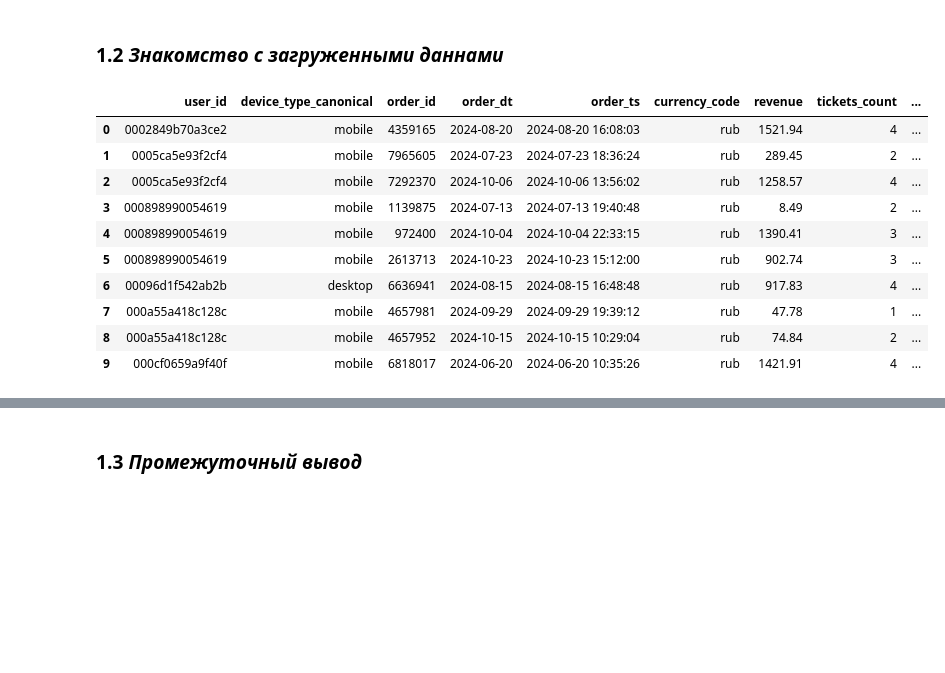
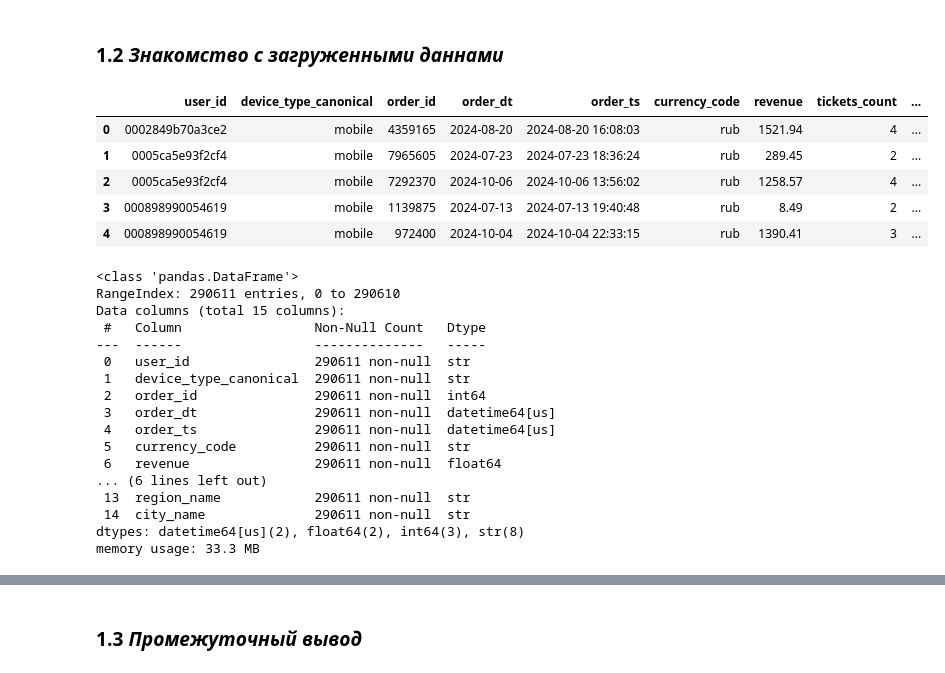
Before and after one commit to MEYakunin/Sprint9_Yandex_Afisha, a Jupyter notebook: Project.ipynb, the cells around one changed output, grey strips where cells are left out. Drawn from its saved outputs; the diff is of its cells as text; code cells hidden in the pictures; blank space fills up the shorter version.

```diff
--- a/Project.ipynb
+++ b/Project.ipynb
@@ -89,16 +92,31 @@ df = pd.read_sql_query(query, con=engine)
 # %% [markdown]
 ### 1.2 *Знакомство с загруженными даннами*
 # %%
-df.head(10)
+df.head(5)
 # %% [output]
 |  | user_id | device_type_canonical | order_id | order_dt | order_ts | currency_code | revenue | tickets_count | ... |
 | 0 | 0002849b70a3ce2 | mobile | 4359165 | 2024-08-20 | 2024-08-20 16:08:03 | rub | 1521.94 | 4 | ... |
 | 1 | 0005ca5e93f2cf4 | mobile | 7965605 | 2024-07-23 | 2024-07-23 18:36:24 | rub | 289.45 | 2 | ... |
 | 2 | 0005ca5e93f2cf4 | mobile | 7292370 | 2024-10-06 | 2024-10-06 13:56:02 | rub | 1258.57 | 4 | ... |
 | 3 | 000898990054619 | mobile | 1139875 | 2024-07-13 | 2024-07-13 19:40:48 | rub | 8.49 | 2 | ... |
 | 4 | 000898990054619 | mobile | 972400 | 2024-10-04 | 2024-10-04 22:33:15 | rub | 1390.41 | 3 | ... |
-| 5 | 000898990054619 | mobile | 2613713 | 2024-10-23 | 2024-10-23 15:12:00 | rub | 902.74 | 3 | ... |
-| 6 | 00096d1f542ab2b | desktop | 6636941 | 2024-08-15 | 2024-08-15 16:48:48 | rub | 917.83 | 4 | ... |
-| 7 | 000a55a418c128c | mobile | 4657981 | 2024-09-29 | 2024-09-29 19:39:12 | rub | 47.78 | 1 | ... |
-| 8 | 000a55a418c128c | mobile | 4657952 | 2024-10-15 | 2024-10-15 10:29:04 | rub | 74.84 | 2 | ... |
-| 9 | 000cf0659a9f40f | mobile | 6818017 | 2024-06-20 | 2024-06-20 10:35:26 | rub | 1421.91 | 4 | ... |
+# %%
+df.info()
+# %% [output]
+<class 'pandas.DataFrame'>
+RangeIndex: 290611 entries, 0 to 290610
+Data columns (total 15 columns):
+ #   Column                 Non-Null Count   Dtype
+---  ------                 --------------   -----
+ 0   user_id                290611 non-null  str
+ 1   device_type_canonical  290611 non-null  str
+ 2   order_id               290611 non-null  int64
+ 3   order_dt               290611 non-null  datetime64[us]
+ 4   order_ts               290611 non-null  datetime64[us]
+ 5   currency_code          290611 non-null  str
+ 6   revenue                290611 non-null  float64
+... (6 lines left out)
+ 13  region_name            290611 non-null  str
+ 14  city_name              290611 non-null  str
+dtypes: datetime64[us](2), float64(2), int64(3), str(8)
+memory usage: 33.3 MB
```
Also changed, not shown: parts of 7 cells of this notebook.
